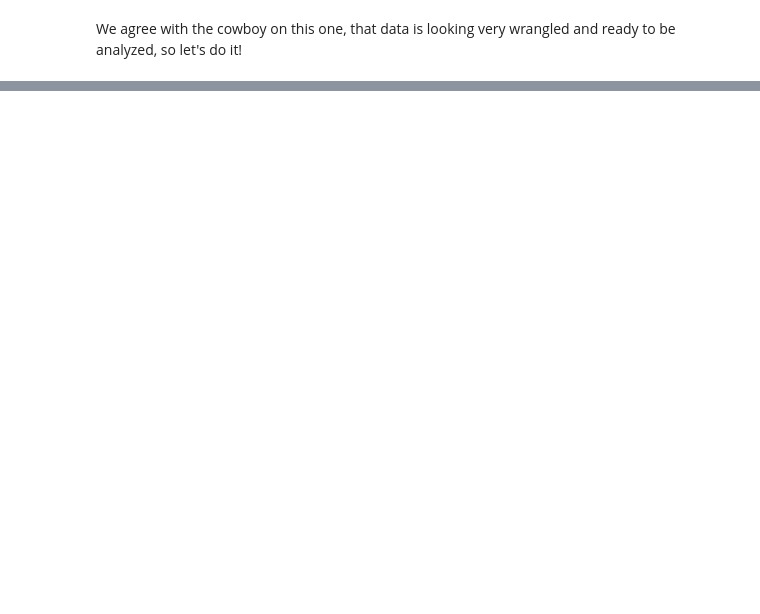
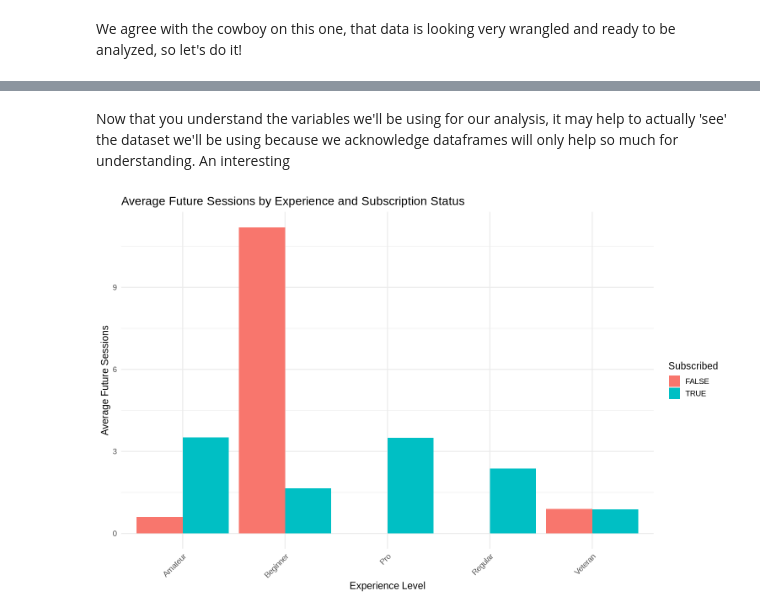
Before and after one commit to derek-m-martin/DSCI100-GroupProject, a Jupyter notebook: project_file.ipynb, the cells around one changed output, grey strips where cells are left out. Drawn from its saved outputs; the diff is of its cells as text; code cells hidden in the pictures; blank space fills up the shorter version.

```diff
--- a/project_file.ipynb
+++ b/project_file.ipynb
@@ -220,3 +213,10 @@ A tibble: 125 × 6
+# %%
+# Removing any rows with NA data
+final_wrangled_data <- drop_na(final_wrangled_data)
+
+# Removing those seven or so data entry outliers so as not to skew our data
+final_wrangled_data <- final_wrangled_data |>
+  filter(future_sessions_count <= 50)
 # %% [markdown]
 ![](data/wrangled.jpg)
 # %% [markdown]
@@ -223,0 +240,16 @@ We agree with the cowboy on this one, that data is looking very wrangled and rea
+# %% [markdown]
+Now that you understand the variables we'll be using for our analysis, it may help to actually 'see' the dataset we'll be using because we acknowledge dataframes will only help so much for understanding. An interesting
+# %%
+options(repr.plot.height = 8, repr.plot.width = 12.5)
+
+subscription_status_engagement_plot <- final_wrangled_data |>
+  ggplot(aes(x = experience, y = future_sessions_count, fill = subscribe)) +
+      stat_summary(fun = "mean", geom = "bar", position = "dodge") +
+      labs(title = "Average Future Sessions by Experience and Subscription Status",
+      x = "Experience Level", y = "Average Future Sessions", fill = "Subscribed") +
+      theme_minimal(base_size = 14) +
+      theme(legend.position = "right", axis.text.x = element_text(angle = 45, hjust = 1))
+
+subscription_status_engagement_plot
+# %% [output]
+[figure, added]
```
Also changed, not shown: parts of 32 cells of this notebook.
